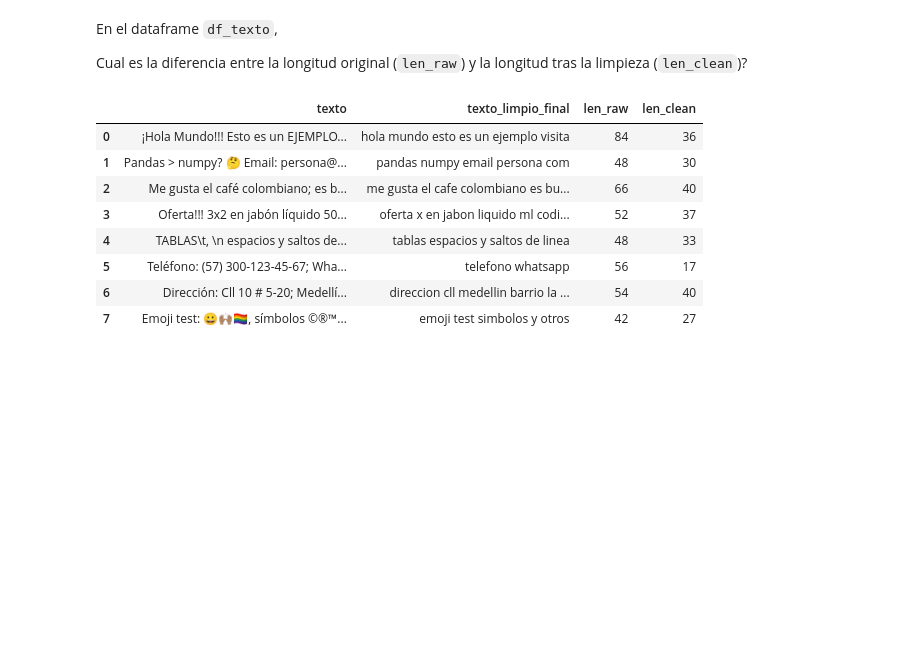
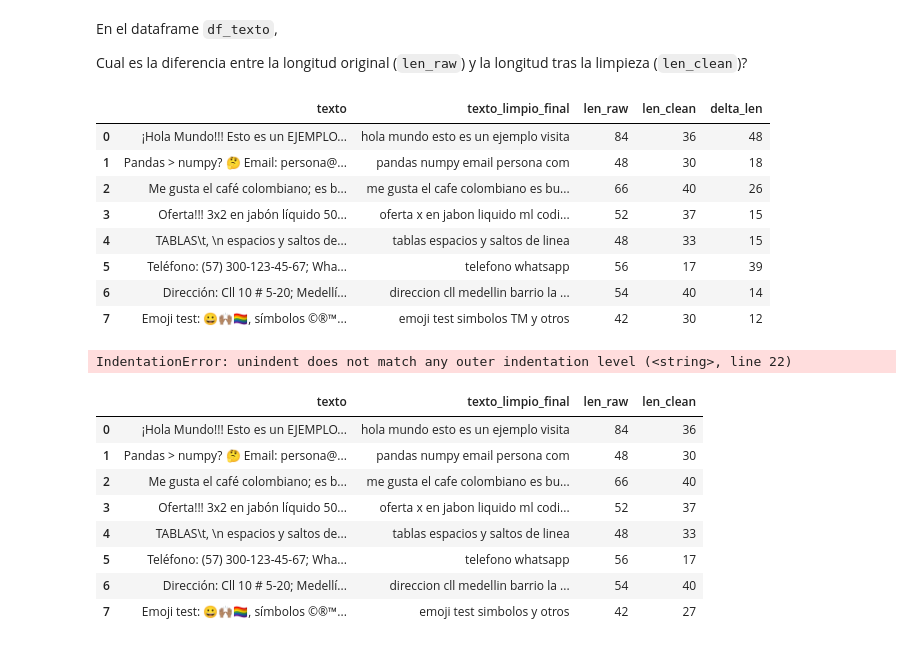
Before and after one commit to anasperezhoyos/nlp-upb_ana_sofia, a Jupyter notebook: notebooks/Practica_Limpieza_Texto (2).ipynb, the cells around one changed output. Cells and saved outputs as stored; diff of their text form; code cells hidden in the pictures; blank space fills up the shorter version.

```diff
--- a/notebooks/Practica_Limpieza_Texto (2).ipynb
+++ b/notebooks/Practica_Limpieza_Texto (2).ipynb
@@ -231,3 +212,5 @@ df_texto[["texto", "texto_min"]]
 Genera  la columna `texto_espacios` eliminando espacios al inicio/fin
 # %%
 # Copie su código aca
+df_texto["texto_espacios"] = df_texto["texto_min"].str.strip()
+df_texto[["texto_espacios", "texto_min"]]
@@ -849,8 +899,81 @@ Escribe una función `limpia_basica(s)` que: ponga el texto en minuscula, quite
 En el dataframe `df_texto`,
 
 Cual es la diferencia entre la longitud original (`len_raw`) y la longitud tras la limpieza (`len_clean`)?
+# %%
+
+if "texto_limpio_final" not in df_texto.columns:
+    try:
+        df_texto["texto_limpio_final"] = df_texto["texto"].apply(limpia_basica)
+    except NameError:
+        import unicodedata, re
+        def limpia_basica(s):
+            if pd.isna(s):
+                return ""
+            s = str(s).lower()
+            s = unicodedata.normalize("NFKD", s)
+            s = "".join(c for c in s if not unicodedata.combining(c))
+            s = re.sub(r"https?://\S+", " ", s)
+            s = re.sub(r"#\w+", " ", s)
+            s = re.sub(r"@\w+", " ", s)
+            s = re.sub(r"[©®™]", " ", s)
+            s = re.sub(r"[^\w\s]", " ", s)
+            s = re.sub(r"\d+", " ", s)
+            s = re.sub(r"\s+", " ", s).strip()
+            return s
+        df_texto["texto_limpio_final"] = df_texto["texto"].apply(limpia_basica)
+
+# Calcular longitudes y diferencia
+df_texto["len_raw"] = df_texto["texto"].astype(str).str.len()
+df_texto["len_clean"] = df_texto["texto_limpio_final"].astype(str).str.len()
+df_texto["delta_len"] = df_texto["len_raw"] - df_texto["len_clean"]
+
+# Mostrar resultado
+display(df_texto[["texto", "texto_limpio_final", "len_raw", "len_clean", "delta_len"]])
+# ...existing code...
+# %% [output]
+|  | texto | texto_limpio_final | len_raw | len_clean | delta_len |
+| 0 | ¡Hola Mundo!!! Esto es un EJEMPLO... | hola mundo esto es un ejemplo visita | 84 | 36 | 48 |
+| 1 | Pandas > numpy? 🤔 Email: persona@... | pandas numpy email persona com | 48 | 30 | 18 |
+| 2 | Me gusta el café colombiano; es b... | me gusta el cafe colombiano es bu... | 66 | 40 | 26 |
+| 3 | Oferta!!! 3x2 en jabón líquido 50... | oferta x en jabon liquido ml codi... | 52 | 37 | 15 |
+| 4 | TABLAS\t, \n espacios y saltos de... | tablas espacios y saltos de linea | 48 | 33 | 15 |
+| 5 | Teléfono: (57) 300-123-45-67; Wha... | telefono whatsapp | 56 | 17 | 39 |
+| 6 | Dirección: Cll 10 # 5-20; Medellí... | direccion cll medellin barrio la ... | 54 | 40 | 14 |
+| 7 | Emoji test: 😀🙌🏽🏳️‍🌈, símbolos ©®™... | emoji test simbolos TM y otros | 42 | 30 | 12 |
 # %%
 # Copie su código aca
+if "texto_limpio_final" not in df_texto.columns:
+    try:
+        df_texto["texto_limpio_final"] = df_texto["texto"].apply(limpia_basica)
+    except NameError:
+        import unicodedata, re
+
+        def limpia_basica(s):
+            if pd.isna(s):
+                return ""
+            s = str(s).lower()
+            s = unicodedata.normalize("NFKD", s)
+            s = "".join(c for c in s if not unicodedata.combining(c))
+            s = re.sub(r"https?://\S+", " ", s)
+            s = re.sub(r"#\w+", " ", s)
+            s = re.sub(r"@\w+", " ", s)
+            s = re.sub(r"[©®™]", " ", s)
+            s = re.sub(r"[^\w\s]", " ", s)
+            s = re.sub(r"\d+", " ", s)
+            s = re.sub(r"\s+", " ", s).strip()
+            return s
+          df_texto["texto_limpio_final"] = df_texto["texto"].apply(limpia_basica)
+
+# Calcular longitudes y diferencia
+df_texto["len_raw"] = df_texto["texto"].astype(str).str.len()
+df_texto["len_clean"] = df_texto["texto_limpio_final"].astype(str).str.len()
+df_texto["delta_len"] = df_texto["len_raw"] - df_texto["len_clean"]
+
+# Mostrar resultado
+display(df_texto[["texto", "texto_limpio_final", "len_raw", "len_clean", "delta_len"]])
+# ...existing code...
+# %% [output]
+IndentationError: unindent does not match any outer indentation level (<string>, line 22)
 # %%
 # %% [output]
 |  | texto | texto_limpio_final | len_raw | len_clean |
```
Also changed, not shown: parts of 6 cells of this notebook.
